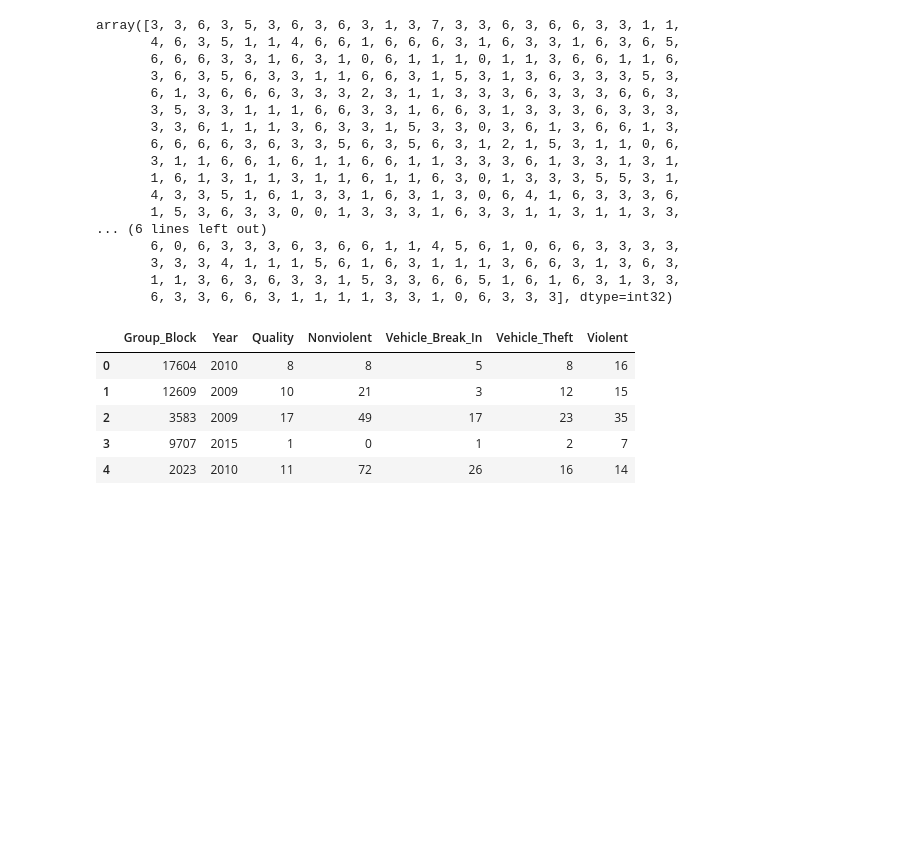
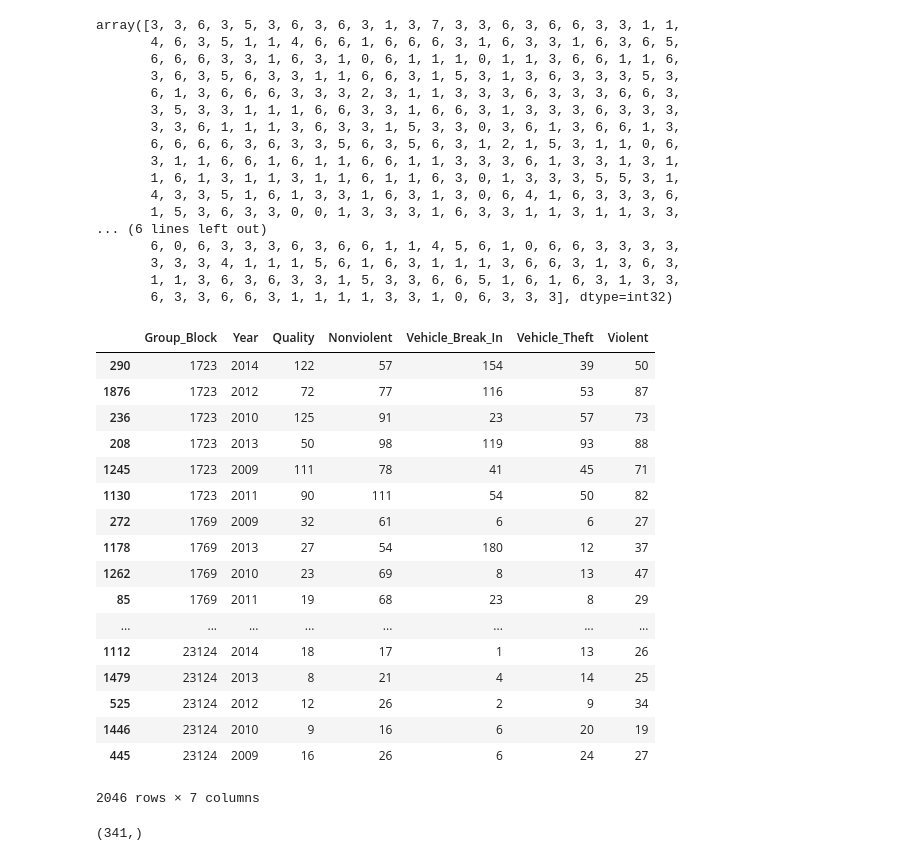
Before and after one commit to d43/oakland, a Jupyter notebook: Notes/Clustering.ipynb, the cells around one changed output. Cells and saved outputs as stored; diff of their text form; code cells hidden in the pictures; blank space fills up the shorter version.

```diff
--- a/Notes/Clustering.ipynb
+++ b/Notes/Clustering.ipynb
@@ -104,15 +104,27 @@ Data that varies from year to year:
 # %%
 # Splitting data by year, clustering by first year, predicting clusters for following years.
 cdf.columns = ['Group_Block', 'Year','Quality', 'Nonviolent', 'Vehicle_Break_In', 'Vehicle_Theft', 'Violent']
-# %%
-cdf.head()
-# %% [output]
-|  | Group_Block | Year | Quality | Nonviolent | Vehicle_Break_In | Vehicle_Theft | Violent |
-| 0 | 17604 | 2010 | 8 | 8 | 5 | 8 | 16 |
-| 1 | 12609 | 2009 | 10 | 21 | 3 | 12 | 15 |
-| 2 | 3583 | 2009 | 17 | 49 | 17 | 23 | 35 |
-| 3 | 9707 | 2015 | 1 | 0 | 1 | 2 | 7 |
-| 4 | 2023 | 2010 | 11 | 72 | 26 | 16 | 14 |
+# %%
+cdf.sort('Group_Block')
+# %% [output]
+|  | Group_Block | Year | Quality | Nonviolent | Vehicle_Break_In | Vehicle_Theft | Violent |
+| 290 | 1723 | 2014 | 122 | 57 | 154 | 39 | 50 |
+| 1876 | 1723 | 2012 | 72 | 77 | 116 | 53 | 87 |
+| 236 | 1723 | 2010 | 125 | 91 | 23 | 57 | 73 |
+| 208 | 1723 | 2013 | 50 | 98 | 119 | 93 | 88 |
+| 1245 | 1723 | 2009 | 111 | 78 | 41 | 45 | 71 |
+| 1130 | 1723 | 2011 | 90 | 111 | 54 | 50 | 82 |
+| 272 | 1769 | 2009 | 32 | 61 | 6 | 6 | 27 |
+| 1178 | 1769 | 2013 | 27 | 54 | 180 | 12 | 37 |
+| 1262 | 1769 | 2010 | 23 | 69 | 8 | 13 | 47 |
+| 85 | 1769 | 2011 | 19 | 68 | 23 | 8 | 29 |
+| ... | ... | ... | ... | ... | ... | ... | ... |
+| 1112 | 23124 | 2014 | 18 | 17 | 1 | 13 | 26 |
+| 1479 | 23124 | 2013 | 8 | 21 | 4 | 14 | 25 |
+| 525 | 23124 | 2012 | 12 | 26 | 2 | 9 | 34 |
+| 1446 | 23124 | 2010 | 9 | 16 | 6 | 20 | 19 |
+| 445 | 23124 | 2009 | 16 | 26 | 6 | 24 | 27 |
+2046 rows × 7 columns
 # %%
 from sklearn.cluster import KMeans
 km = KMeans()
@@ -124,2 +136,6 @@ clus10 = km.predict(cdf[cdf.Year == 2010][columns])
 # %%
 clus11 = km.predict(cdf[cdf.Year == 2011][columns])
+# %%
+clus.shape
+# %% [output]
+(341,)
```
Also changed, not shown: parts of 4 cells of this notebook, 2 other files.
